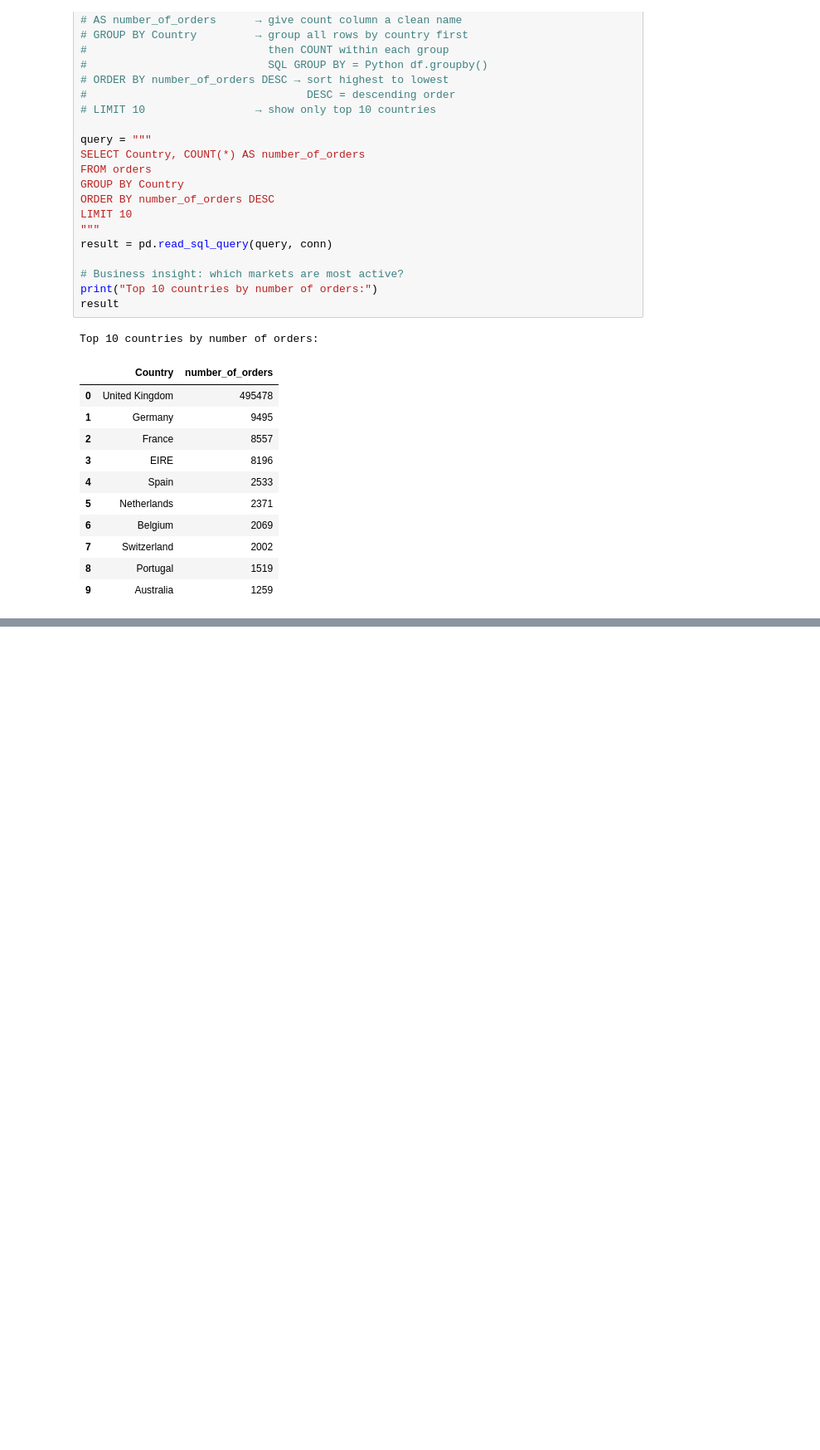
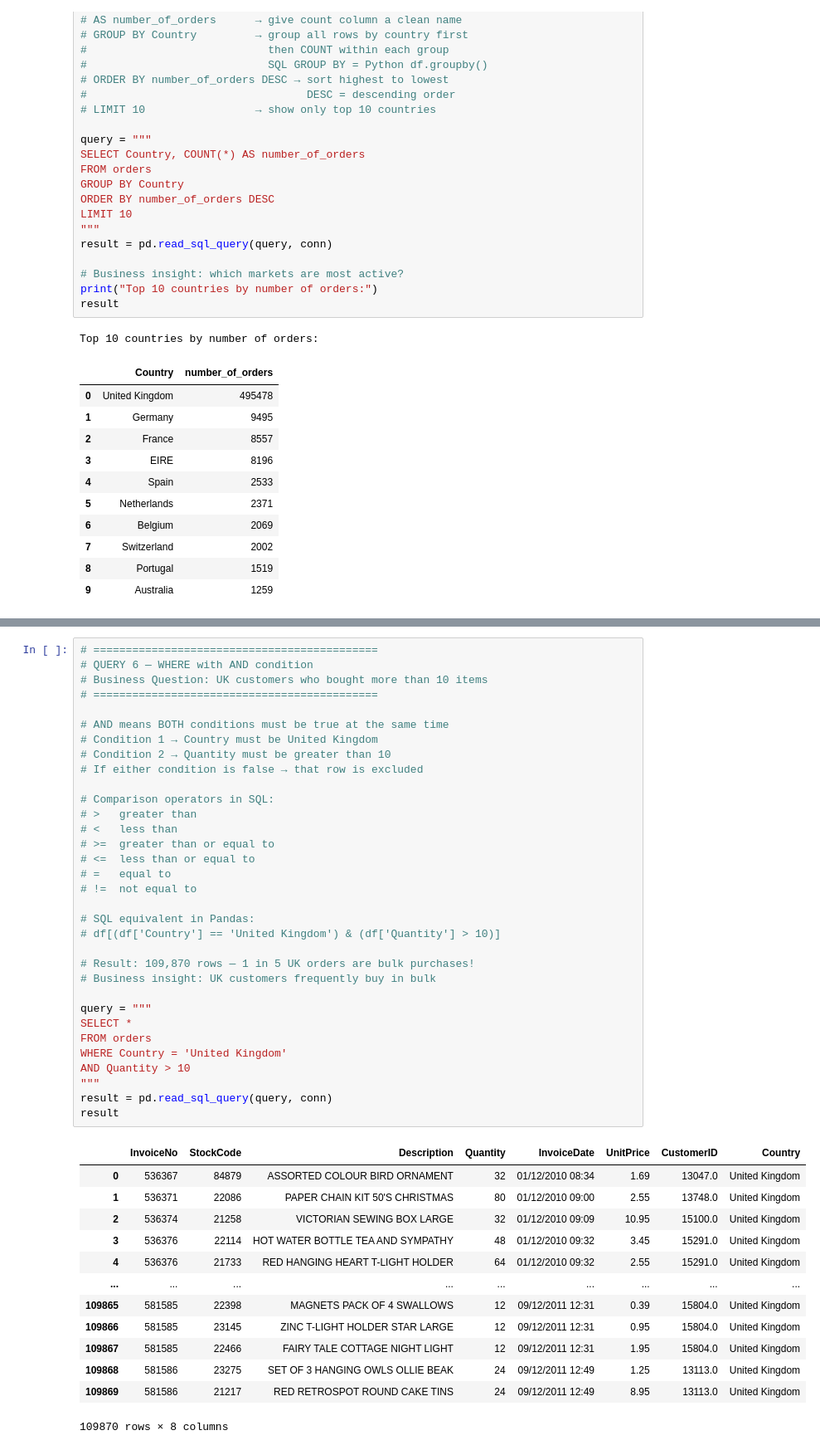
Before and after one commit to Danammadhunika/ml-journey, a Jupyter notebook: project_03_ecommerce_sql/notebooks/ecommerce_sql_analysis.ipynb, the cells around one changed output, grey strips where cells are left out. Shown at 83% size. Drawn from its saved outputs; the diff is of its cells as text; blank space fills up the shorter version.

Commit message:
Day 2: WHERE, AND, OR, NULL handling complete

```diff
--- a/project_03_ecommerce_sql/notebooks/ecommerce_sql_analysis.ipynb
+++ b/project_03_ecommerce_sql/notebooks/ecommerce_sql_analysis.ipynb
@@ -214,0 +250,47 @@ Top 10 countries by number of orders:
+# %%
+# ============================================
+# QUERY 6 — WHERE with AND condition
+# Business Question: UK customers who bought more than 10 items
+# ============================================
+
+# AND means BOTH conditions must be true at the same time
+# Condition 1 → Country must be United Kingdom
+# Condition 2 → Quantity must be greater than 10
+# If either condition is false → that row is excluded
+
+# Comparison operators in SQL:
+# >   greater than
+# <   less than
+# >=  greater than or equal to
+# <=  less than or equal to
+# =   equal to
+# !=  not equal to
+
+# SQL equivalent in Pandas:
+# df[(df['Country'] == 'United Kingdom') & (df['Quantity'] > 10)]
+
+# Result: 109,870 rows — 1 in 5 UK orders are bulk purchases!
+# Business insight: UK customers frequently buy in bulk
+
+query = """
+SELECT *
+FROM orders
+WHERE Country = 'United Kingdom'
+AND Quantity > 10
+"""
+result = pd.read_sql_query(query, conn)
+result
+# %% [output]
+|  | InvoiceNo | StockCode | Description | Quantity | InvoiceDate | UnitPrice | CustomerID | Country |
+| 0 | 536367 | 84879 | ASSORTED COLOUR BIRD ORNAMENT | 32 | 01/12/2010 08:34 | 1.69 | 13047.0 | United Kingdom |
+| 1 | 536371 | 22086 | PAPER CHAIN KIT 50'S CHRISTMAS | 80 | 01/12/2010 09:00 | 2.55 | 13748.0 | United Kingdom |
+| 2 | 536374 | 21258 | VICTORIAN SEWING BOX LARGE | 32 | 01/12/2010 09:09 | 10.95 | 15100.0 | United Kingdom |
+| 3 | 536376 | 22114 | HOT WATER BOTTLE TEA AND SYMPATHY | 48 | 01/12/2010 09:32 | 3.45 | 15291.0 | United Kingdom |
+| 4 | 536376 | 21733 | RED HANGING HEART T-LIGHT HOLDER | 64 | 01/12/2010 09:32 | 2.55 | 15291.0 | United Kingdom |
+| ... | ... | ... | ... | ... | ... | ... | ... | ... |
+| 109865 | 581585 | 22398 | MAGNETS PACK OF 4 SWALLOWS | 12 | 09/12/2011 12:31 | 0.39 | 15804.0 | United Kingdom |
+| 109866 | 581585 | 23145 | ZINC T-LIGHT HOLDER STAR LARGE | 12 | 09/12/2011 12:31 | 0.95 | 15804.0 | United Kingdom |
+| 109867 | 581585 | 22466 | FAIRY TALE COTTAGE NIGHT LIGHT | 12 | 09/12/2011 12:31 | 1.95 | 15804.0 | United Kingdom |
+| 109868 | 581586 | 23275 | SET OF 3 HANGING OWLS OLLIE BEAK | 24 | 09/12/2011 12:49 | 1.25 | 13113.0 | United Kingdom |
+| 109869 | 581586 | 21217 | RED RETROSPOT ROUND CAKE TINS | 24 | 09/12/2011 12:49 | 8.95 | 13113.0 | United Kingdom |
+109870 rows × 8 columns
```
Also changed, not shown: parts of 5 cells of this notebook, 2 other files.
